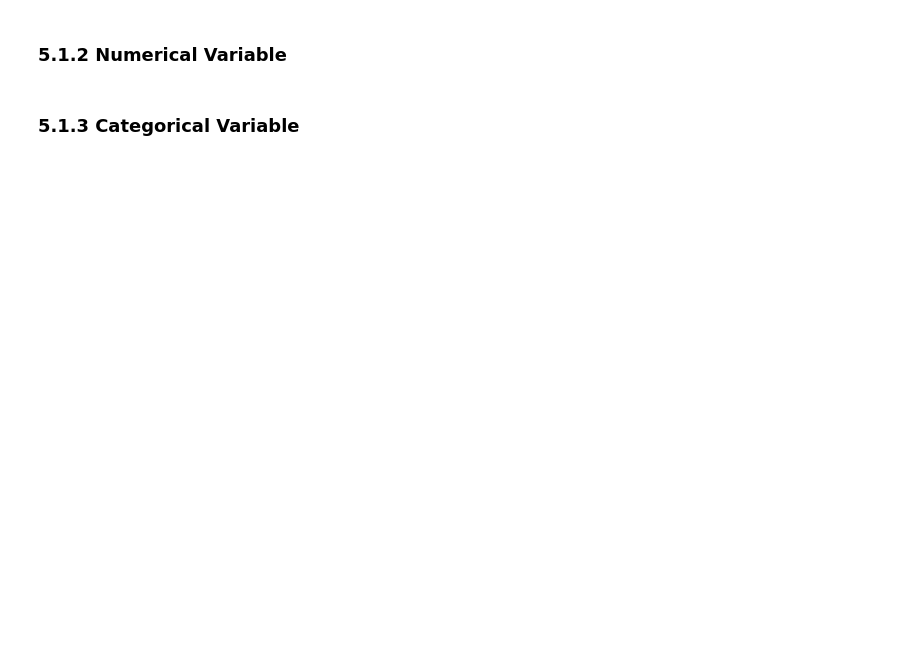
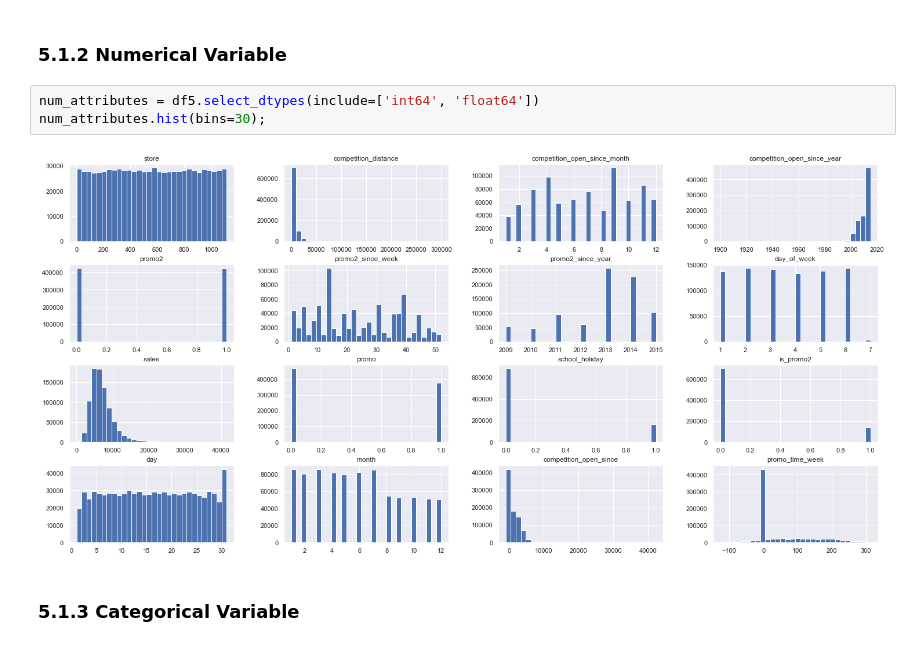
Before and after one commit to rafael-asousa/Sales-Prediction, a Jupyter notebook: notebook/Notebook-Sales-Prediction.ipynb, the cells around one changed output. Saved outputs shown, nothing was run; the diff lists cells and outputs as text; blank space fills up the shorter version.

```diff
--- a/notebook/Notebook-Sales-Prediction.ipynb
+++ b/notebook/Notebook-Sales-Prediction.ipynb
@@ -427,4 +457,9 @@ df3['state_holiday'] = df3['state_holiday'].apply( lambda x: 'public_holiday' if
 # %% [markdown]
 ### 5.1.2 Numerical Variable
+# %%
+num_attributes = df5.select_dtypes(include=['int64', 'float64'])
+num_attributes.hist(bins=30);
+# %% [output]
+[figure, added]
 # %% [markdown]
 ### 5.1.3 Categorical Variable
```
Also changed, not shown: parts of 26 cells of this notebook.
